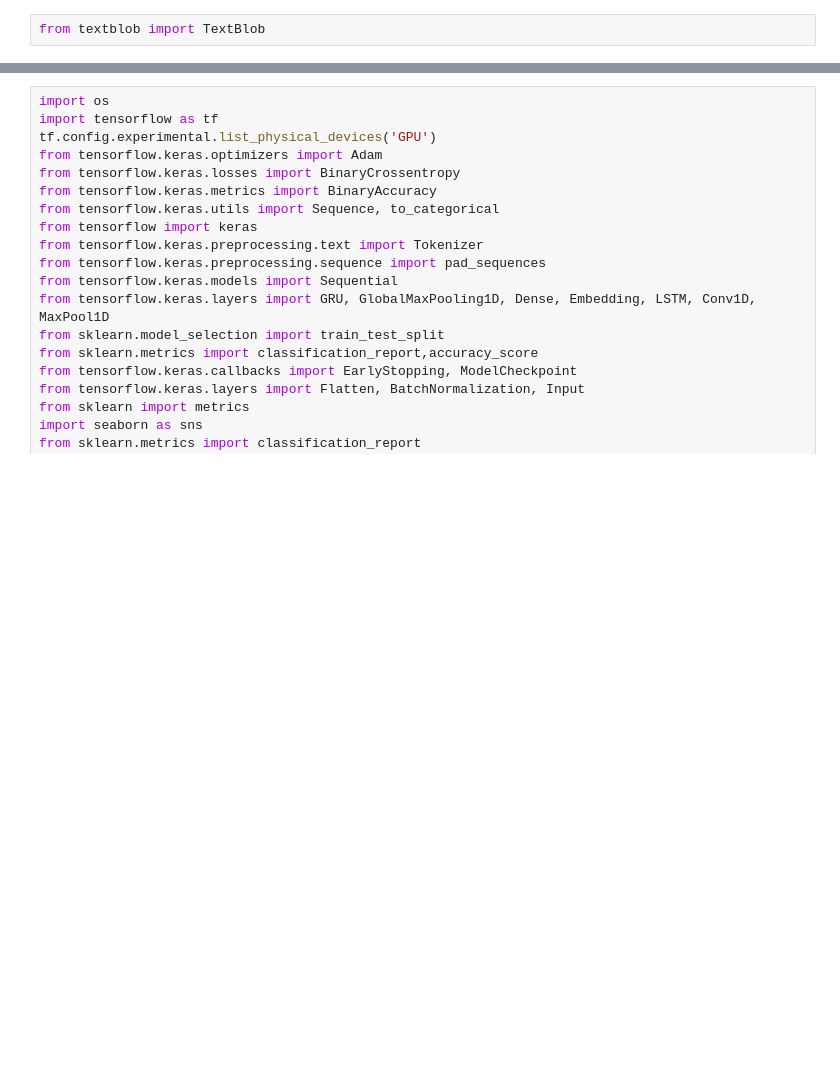
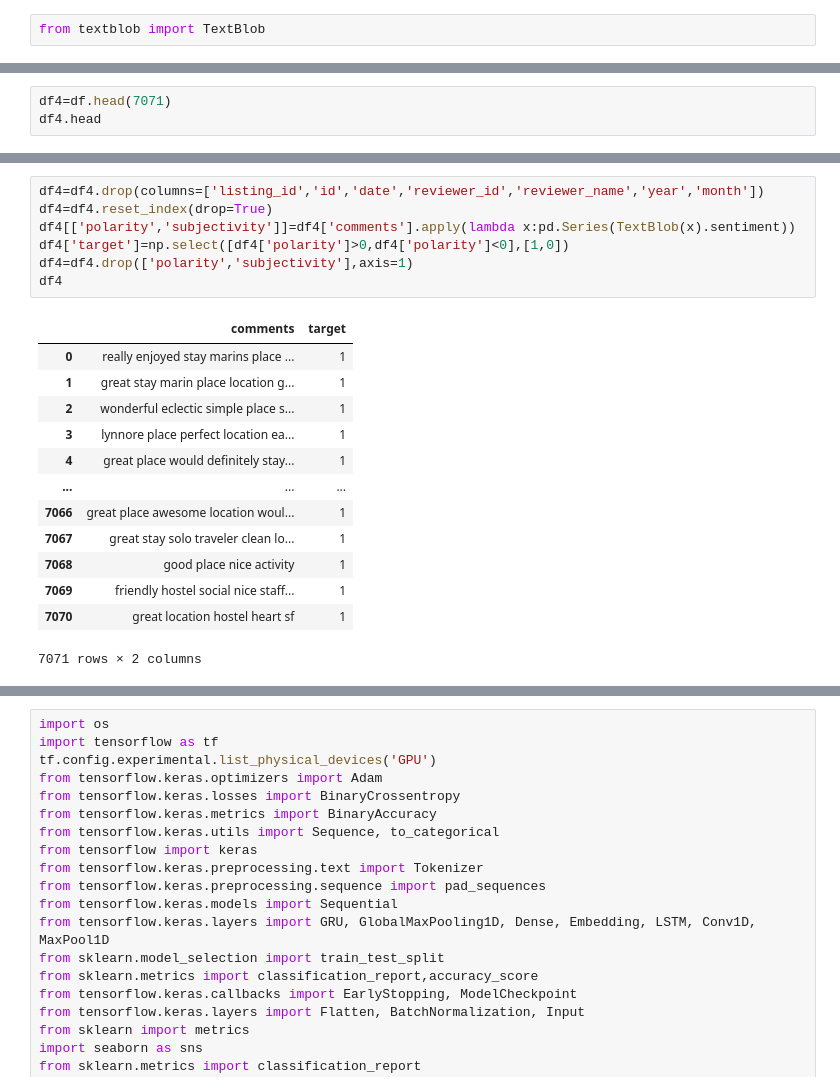
Before and after one commit to shasha920/HowToUseNLPOnAirbnbCommentTextAnalysis, a Jupyter notebook: HuaYang6410GroupProjectCode.ipynb, the cells around one changed output, grey strips where cells are left out. Saved outputs shown, nothing was run; the diff lists cells and outputs as text; blank space fills up the shorter version.

```diff
--- a/HuaYang6410GroupProjectCode.ipynb
+++ b/HuaYang6410GroupProjectCode.ipynb
@@ -396,0 +417,3 @@ plt.show()
+# %%
+df4=df.head(7071)
+df4.head
@@ -396,0 +438,21 @@ plt.show()
+# %%
+df4=df4.drop(columns=['listing_id','id','date','reviewer_id','reviewer_name','year','month'])
+df4=df4.reset_index(drop=True)
+df4[['polarity','subjectivity']]=df4['comments'].apply(lambda x:pd.Series(TextBlob(x).sentiment))
+df4['target']=np.select([df4['polarity']>0,df4['polarity']<0],[1,0])
+df4=df4.drop(['polarity','subjectivity'],axis=1)
+df4
+# %% [output]
+|  | comments | target |
+| 0 | really enjoyed stay marins place ... | 1 |
+| 1 | great stay marin place location g... | 1 |
+| 2 | wonderful eclectic simple place s... | 1 |
+| 3 | lynnore place perfect location ea... | 1 |
+| 4 | great place would definitely stay... | 1 |
+| ... | ... | ... |
+| 7066 | great place awesome location woul... | 1 |
+| 7067 | great stay solo traveler clean lo... | 1 |
+| 7068 | good place nice activity | 1 |
+| 7069 | friendly hostel social nice staff... | 1 |
+| 7070 | great location hostel heart sf | 1 |
+7071 rows × 2 columns
```
Also changed, not shown: parts of 59 cells of this notebook.
